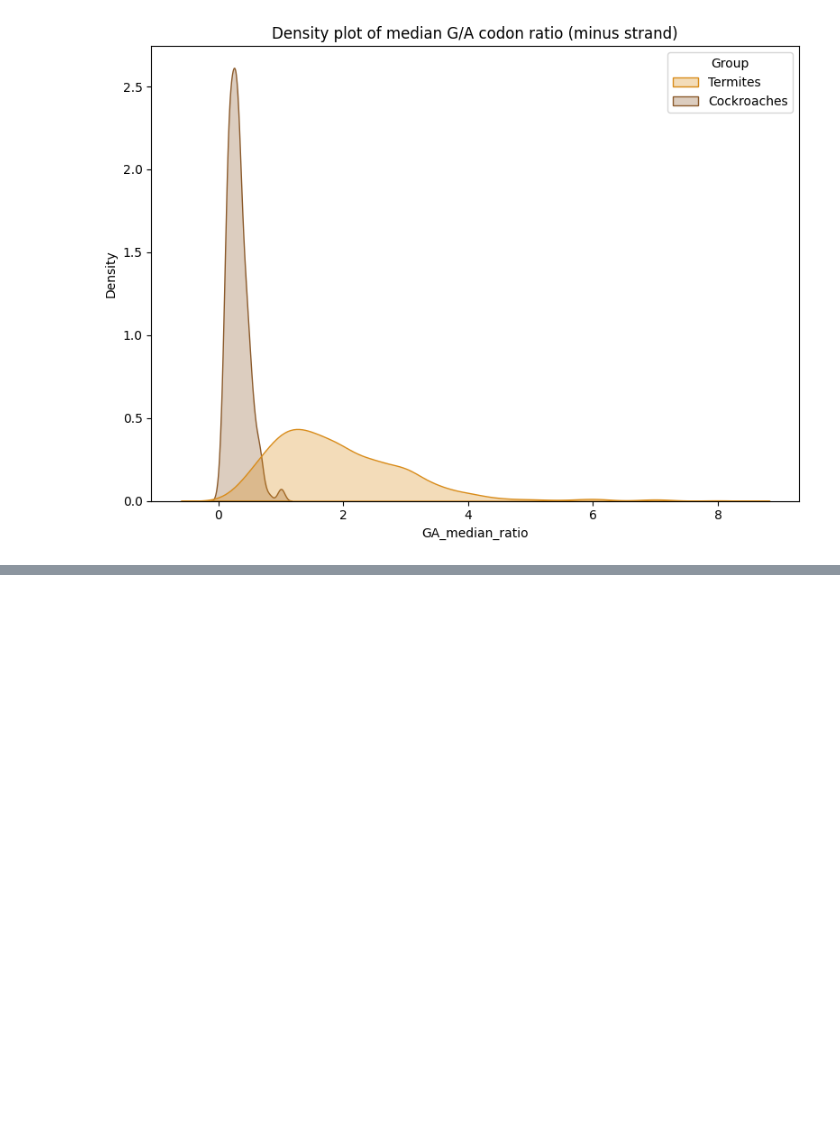
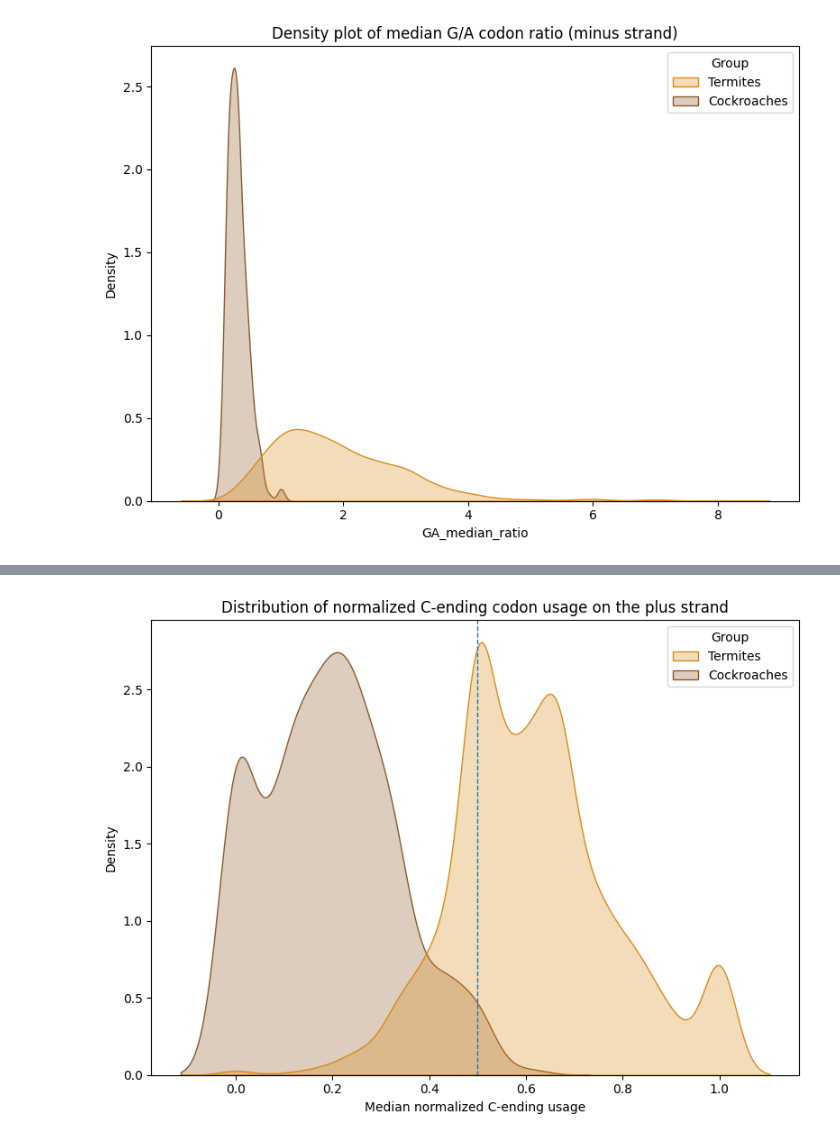
Before and after one commit to mitoclub/mutspec_insecta_paper, a Jupyter notebook: cod/codon_usage.ipynb, the cells around one changed output, grey strips where cells are left out. Drawn from its saved outputs; the diff is of its cells as text; code cells hidden in the pictures; blank space fills up the shorter version.

```diff
--- a/cod/codon_usage.ipynb
+++ b/cod/codon_usage.ipynb
@@ -1834,0 +1897,26 @@ plot_density_ratio(
+# %%
+minus_gene_df = pd.concat(
+    [
+        prepare_wide_codon_table(termite_minus, "Termites"),
+        prepare_wide_codon_table(cockroach_minus, "Cockroaches")
+    ],
+    ignore_index=True
+)
+
+plus_gene_df = pd.concat(
+    [
+        prepare_wide_codon_table(termite_plus, "Termites"),
+        prepare_wide_codon_table(cockroach_plus, "Cockroaches")
+    ],
+    ignore_index=True
+)
+# %%
+def get_codon_columns(df):
+    return [
+        col for col in df.columns
+        if (
+            isinstance(col, str)
+            and len(col) == 3
+            and set(col.upper()).issubset({"A", "T", "G", "C"})
+        )
+    ]
@@ -1834,0 +2084,11 @@ plot_density_ratio(
+# %%
+plus_normalized = normalize_codon_pairs(
+    plus_gene_df,
+    endings=("T", "C")
+)
+
+plus_median_df = add_normalized_median_ratio(
+    plus_normalized,
+    numerator_ending="C",
+    denominator_ending="T"
+)
@@ -1834,0 +2111,9 @@ plot_density_ratio(
+# %%
+plot_density_ratio(
+    plus_median_df,
+    ratio_col="median_C_normalized",
+    title="Distribution of normalized C-ending codon usage on the plus strand",
+    xlabel="Median normalized C-ending usage"
+)
+# %% [output]
+[figure, added]
```
Also changed, not shown: parts of 12 cells of this notebook, 2 other files.
